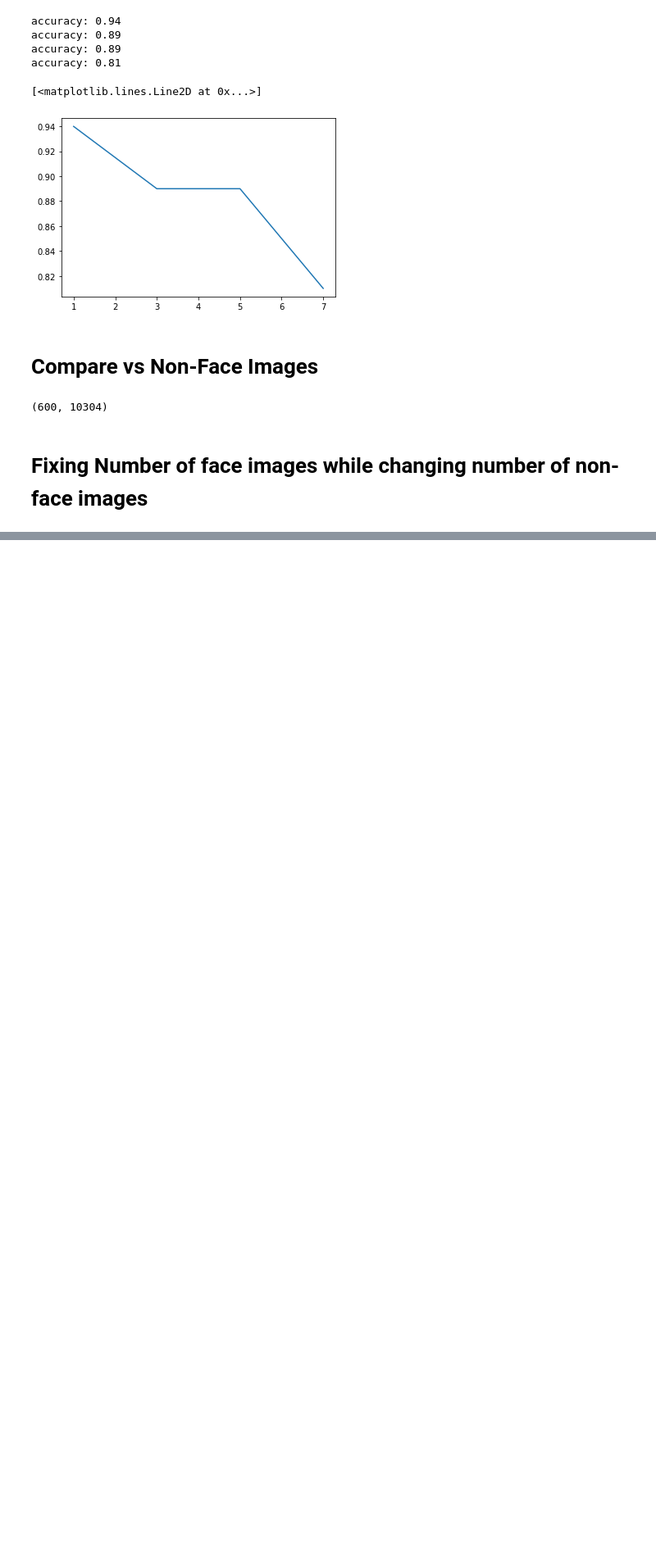
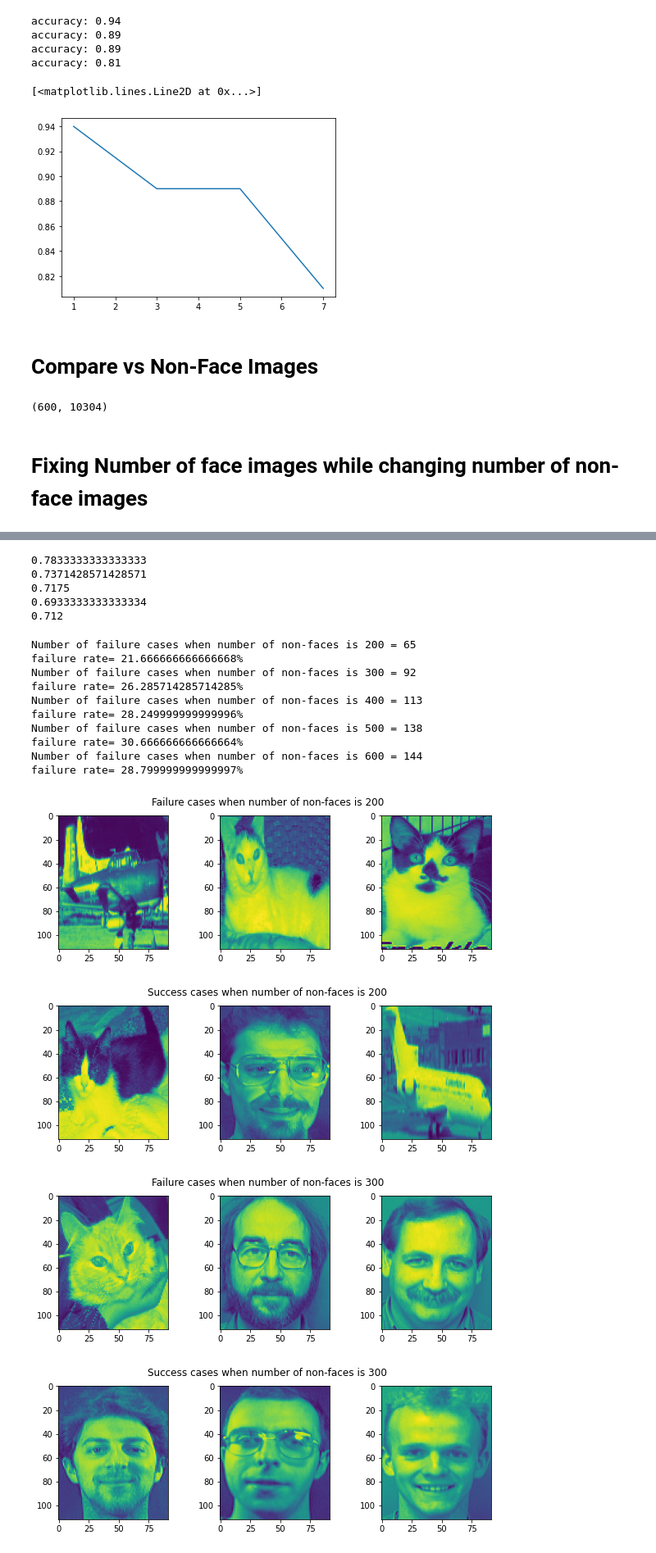
Before and after one commit to SeifTahtawy/Face-Recognition, a Jupyter notebook: 7152-6825_FaceRecognition.ipynb, the cells around one changed output, grey strips where cells are left out. Shown at 82% size. Cells and saved outputs as stored; diff of their text form; code cells hidden in the pictures; blank space fills up the shorter version.

```diff
--- a/7152-6825_FaceRecognition.ipynb
+++ b/7152-6825_FaceRecognition.ipynb
@@ -265,0 +407,59 @@ len(accuracies_nonfaces)
+# %%
+non_face_list = [200, 300, 400, 500, 600]
+accuracies_nonfaces = []
+predictions_LDA=[]
+for number_of_nonfaces in non_face_list:
+    new_X_train, new_Y_train, new_X_test, new_Y_test = split_data(nonFace_data[:number_of_nonfaces],nonFace_labels[:number_of_nonfaces], X_train, face_labels, X_test, face_labels)
+    means,B=between_class_scatter(new_X_train,2,200)
+    Ss=within_class_scatter(new_X_train,means,2,200)
+    U,E_values=LDA(Ss,B,2)
+    train_set,test_set=center_data(new_X_train,new_X_test)
+    projected_Z_train = np.dot(U.T, train_set.T)
+    projected_Z_test = np.dot(U.T, test_set.T)
+    accuracy,prediction = knn(projected_Z_train,new_Y_train, projected_Z_test, new_Y_test,5)
+    predictions_LDA.append(prediction)
+    accuracies_nonfaces.append(accuracy)
+    print(accuracy)
+# %% [output]
+0.7833333333333333
+0.7371428571428571
+0.7175
+0.6933333333333334
+0.712
+# %%
+for i in range(5):
+    new_X_train, new_Y_train, new_X_test, new_Y_test = split_data(nonFace_data[:non_face_list[i]],nonFace_labels[:non_face_list[i]], X_train, face_labels, X_test, face_labels)
+    predictions_LDA[i]=np.array(predictions_LDA[i]).reshape(200+(non_face_list[i]//2),1)
+    comparison=predictions_LDA[i] == new_Y_test
+    index_of_false = np.array(np.where(np.any(comparison == False, axis=1)))
+    index_of_true=np.array(np.where(np.any(comparison == True, axis=1)))
+    num_of_false = index_of_false.shape[1]
+    print("Number of failure cases when number of non-faces is "+str(non_face_list[i]) + " = " + str(num_of_false))
+    print("failure rate= "+str((num_of_false/new_X_train.shape[0])*100)+"%")
+    plt.figure(figsize=(10,3))
+    for j in range(1,4):
+        plt.subplot(1,3,j)
+        index=random.choice(index_of_false[0])
+        plt.suptitle("Failure cases when number of non-faces is "+str(non_face_list[i]))
+        plt.imshow(new_X_test[index].reshape(112,92))
+    plt.figure(figsize=(10,3))
+    for j in range(1,4):
+        plt.subplot(1,3,j)
+        index=random.choice(index_of_true[0])
+        plt.suptitle("Success cases when number of non-faces is "+str(non_face_list[i]))
+        plt.imshow(new_X_test[index].reshape(112,92))
+# %% [output]
+Number of failure cases when number of non-faces is 200 = 65
+failure rate= 21.666666666666668%
+Number of failure cases when number of non-faces is 300 = 92
+failure rate= 26.285714285714285%
+Number of failure cases when number of non-faces is 400 = 113
+failure rate= 28.249999999999996%
+Number of failure cases when number of non-faces is 500 = 138
+failure rate= 30.666666666666664%
+Number of failure cases when number of non-faces is 600 = 144
+failure rate= 28.799999999999997%
+[figure, added]
+[figure, added]
+[figure, added]
+[figure, added]
```
Also changed, not shown: parts of 32 cells of this notebook.
